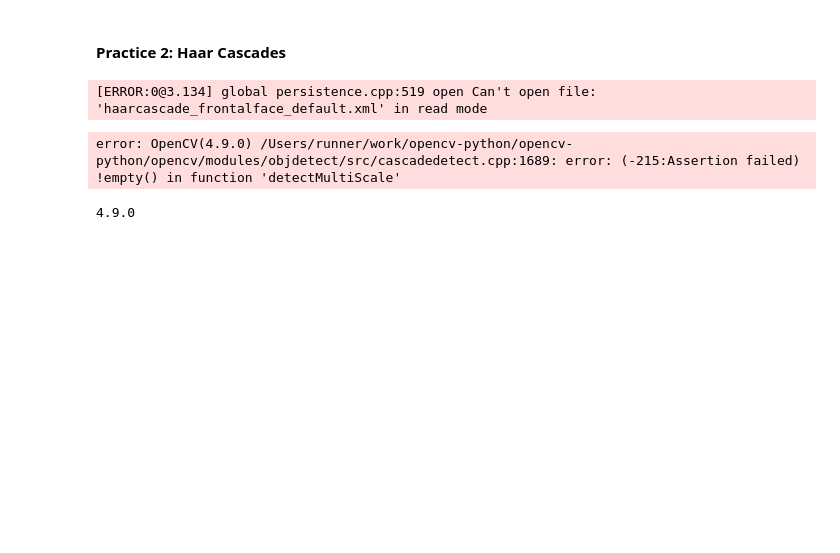
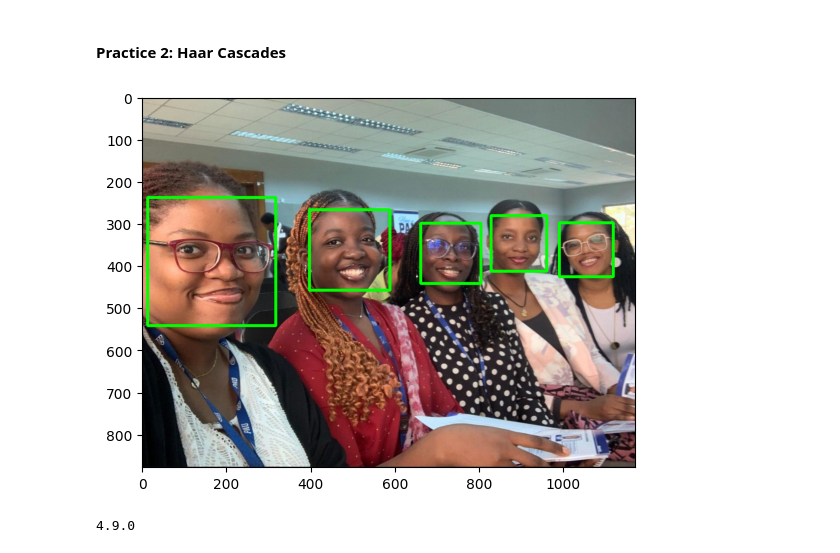
Before and after one commit to ochudi/cofomacsc418, a Jupyter notebook: week-6/practice-2.ipynb, the cells around one changed output. Cells and saved outputs as stored; diff of their text form; code cells hidden in the pictures; blank space fills up the shorter version.

Commit message:
Add updated practice projects

```diff
--- a/week-6/practice-2.ipynb
+++ b/week-6/practice-2.ipynb
@@ -3,35 +3,49 @@
 # %%
 import cv2
 from matplotlib import pyplot as plt
 
-# Opening image.
+#Opening image
 img = cv2.imread("img/friends.jpg")
+#img = cv2.imread("img/pan.jpg")
 
-# OpenCV opens image as BRG, but we want it as RBG... we also need a grayscale version.
+#OpenCV opens images as BRG
+#but we want it as RGB
+#We'll also need a grayscale version
 img_gray = cv2.cvtColor(img, cv2.COLOR_BGR2GRAY)
 img_rgb = cv2.cvtColor(img, cv2.COLOR_BGR2RGB)
 
-# Perform face detection.
-face_data = cv2.CascadeClassifier('haarcascade_frontalface_default.xml')
+#Perform face detection
+cascade_path = '/Users/chudi/Documents/study/school/final/csc418/github-repo/cofomacsc418/week-6/project_1/venv/lib/python3.9/site-packages/cv2/data/haarcascade_frontalface_default.xml'
 
-found = face_data.detectMultiScale(img_gray, minSize = (20, 20))
+# Load the pre-trained Haar Cascade face detection model
+face_cascade = cv2.CascadeClassifier(cascade_path)
+#face_data = cv2.CascadeClassifier('haarcascade_frontalface_default.xml')
 
-# Don't do anything if there is no sign
+found = face_cascade.detectMultiScale(img_gray,
+                                  minSize = (20,20))
+
+#Don't do anything if there is no sign
 amount_found = len(found)
 
-if amount_found != 0:
-    # There may be more than one sign in the image
-    for (x, y, width, height) in found:
-        # We draw a green rectangle around every recognised sign
-        cv2.rectangle(img_rgb, (x, y), (x + height, y + width), (0, 255, 0), 5)
+if amount_found !=0:
 
-# Creates the environment of the picture and shows it.
-plt.subplot(1, 1, 1)
+    #There may be more than one
+    #sign in the image
+    for(x,y,width,height) in found:
+
+        #We draw a green rectangle around
+        #every recognized sign
+        cv2.rectangle(img_rgb, (x,y),
+                     (x + height, y + width),
+                     (0,255,0),5)
+
+#Creates the environment of
+#the picture and shows it
+plt.subplot(1,1,1)
 plt.imshow(img_rgb)
 plt.show()
 # %% [output]
-[ERROR:0@3.134] global persistence.cpp:519 open Can't open file: 'haarcascade_frontalface_default.xml' in read mode
-error: OpenCV(4.9.0) /Users/runner/work/opencv-python/opencv-python/opencv/modules/objdetect/src/cascadedetect.cpp:1689: error: (-215:Assertion failed) !empty() in function 'detectMultiScale'
+[figure, added]
 # %%
 import cv2
 
```
Also changed, not shown: 11 other files.
